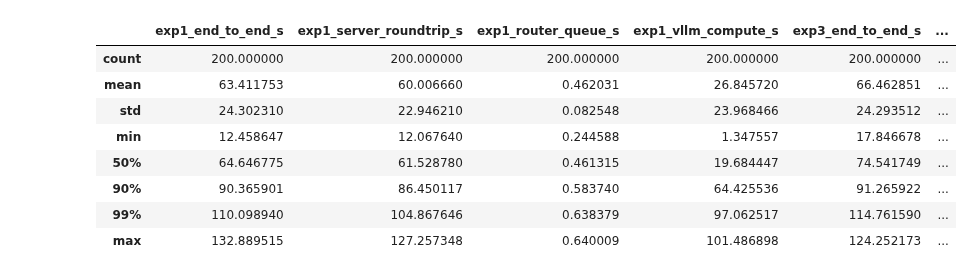
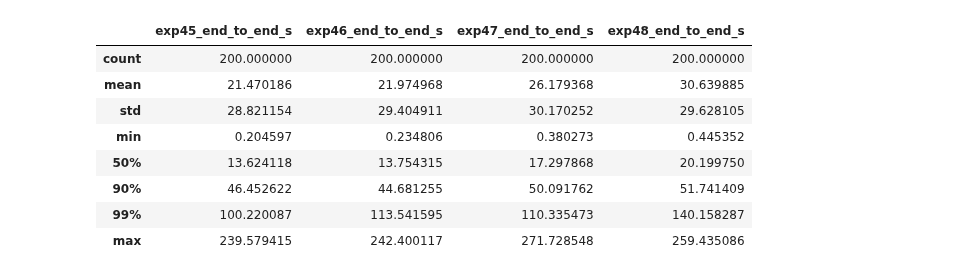
Before and after one commit to immengzi/LLM-LA, a Jupyter notebook: microservice/analysis.ipynb, the cells around one changed output. Saved outputs shown, nothing was run; the diff lists cells and outputs as text; code cells hidden in the pictures.

```diff
--- a/microservice/analysis.ipynb
+++ b/microservice/analysis.ipynb
@@ -40,45 +42,58 @@ df
 # %%
 from experiment_analysis import load_experiment_latencies
+import pandas as pd
 
-# -------- choose the two experiments to compare --------
-exp_a = 1
-exp_b = 3
-# --------------------------------------------------------
+# -------- choose experiments to compare --------
+# experiments = [1, 2, 3, 4]
+# experiments = [5, 6, 7, 8]
+# experiments = [9, 10, 11, 12]
+# experiments = [13, 14, 15, 16]
+# experiments = [17, 18, 19, 20]
+# experiments = [21, 22, 23, 24]
+# experiments = [25, 26, 27, 28]
+# experiments = [29, 30, 31, 32]
+# experiments = [33, 34, 35, 36]
+# experiments = [37, 38, 39, 40]
+# experiments = [41, 42, 43, 44]
+experiments = [45, 46, 47, 48]
+# ----------------------------------------------
 
-# Load both experiments
-df_a = load_experiment_latencies(exp_id=exp_a)
-df_b = load_experiment_latencies(exp_id=exp_b)
-
-# Define which latency columns to compare
+# Latency columns of interest
 cols = [
     "end_to_end_s",
-    "server_roundtrip_s",
-    "router_queue_s",
-    "vllm_compute_s",
+    # "server_roundtrip_s",
+    # "router_queue_s",
+    # "vllm_compute_s",
 ]
 
-# Compute percentile summaries for each
-summary_a = df_a.describe(percentiles=[0.5, 0.9, 0.99])[cols]
-summary_b = df_b.describe(percentiles=[0.5, 0.9, 0.99])[cols]
+percentiles = [0.5, 0.9, 0.99]
 
-# Rename columns to tag experiment ID
-summary_a = summary_a.add_prefix(f"exp{exp_a}_")
-summary_b = summary_b.add_prefix(f"exp{exp_b}_")
+summaries = []
 
-# Combine side-by-side
-comparison = summary_a.join(summary_b)
+for exp_id in experiments:
+    df = load_experiment_latencies(exp_id=exp_id)
+
+    summary = (
+        df.describe(percentiles=percentiles)[cols]
+          .add_prefix(f"exp{exp_id}_")
+    )
+
+    summaries.append(summary)
+
+# Combine all experiments side-by-side
+comparison = pd.concat(summaries, axis=1)
 
 comparison
 # %% [output]
-|  | exp1_end_to_end_s | exp1_server_roundtrip_s | exp1_router_queue_s | exp1_vllm_compute_s | exp3_end_to_end_s | ... |
-| count | 200.000000 | 200.000000 | 200.000000 | 200.000000 | 200.000000 | ... |
-| mean | 63.411753 | 60.006660 | 0.462031 | 26.845720 | 66.462851 | ... |
-| std | 24.302310 | 22.946210 | 0.082548 | 23.968466 | 24.293512 | ... |
-| min | 12.458647 | 12.067640 | 0.244588 | 1.347557 | 17.846678 | ... |
-| 50% | 64.646775 | 61.528780 | 0.461315 | 19.684447 | 74.541749 | ... |
-| 90% | 90.365901 | 86.450117 | 0.583740 | 64.425536 | 91.265922 | ... |
-| 99% | 110.098940 | 104.867646 | 0.638379 | 97.062517 | 114.761590 | ... |
-| max | 132.889515 | 127.257348 | 0.640009 | 101.486898 | 124.252173 | ... |
+|  | exp45_end_to_end_s | exp46_end_to_end_s | exp47_end_to_end_s | exp48_end_to_end_s |
+| count | 200.000000 | 200.000000 | 200.000000 | 200.000000 |
+| mean | 21.470186 | 21.974968 | 26.179368 | 30.639885 |
+| std | 28.821154 | 29.404911 | 30.170252 | 29.628105 |
+| min | 0.204597 | 0.234806 | 0.380273 | 0.445352 |
+| 50% | 13.624118 | 13.754315 | 17.297868 | 20.199750 |
+| 90% | 46.452622 | 44.681255 | 50.091762 | 51.741409 |
+| 99% | 100.220087 | 113.541595 | 110.335473 | 140.158287 |
+| max | 239.579415 | 242.400117 | 271.728548 | 259.435086 |
 # %%
 from experiment_analysis import load_experiment_latencies
 import matplotlib.pyplot as plt
```
Also changed, not shown: parts of 12 cells of this notebook, 28 other files.
